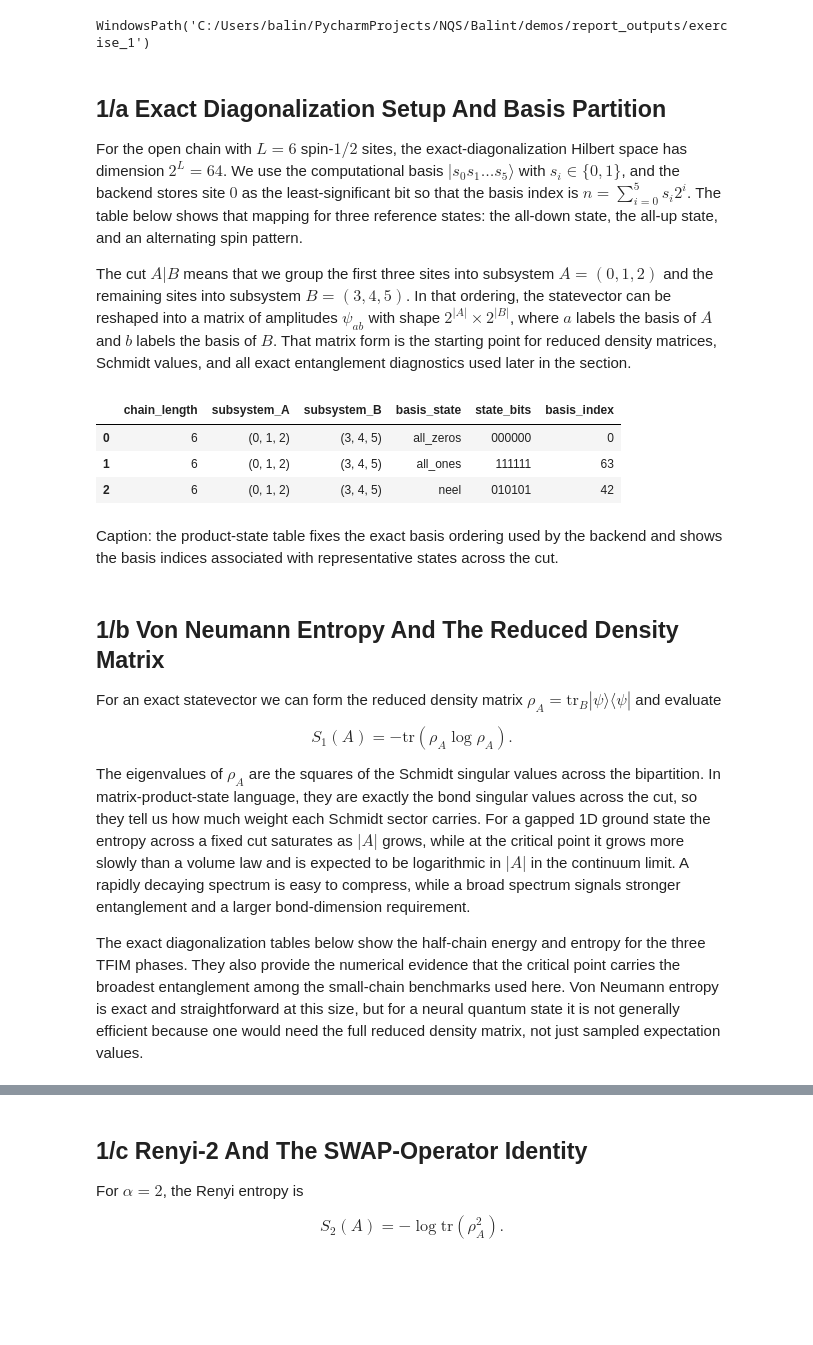
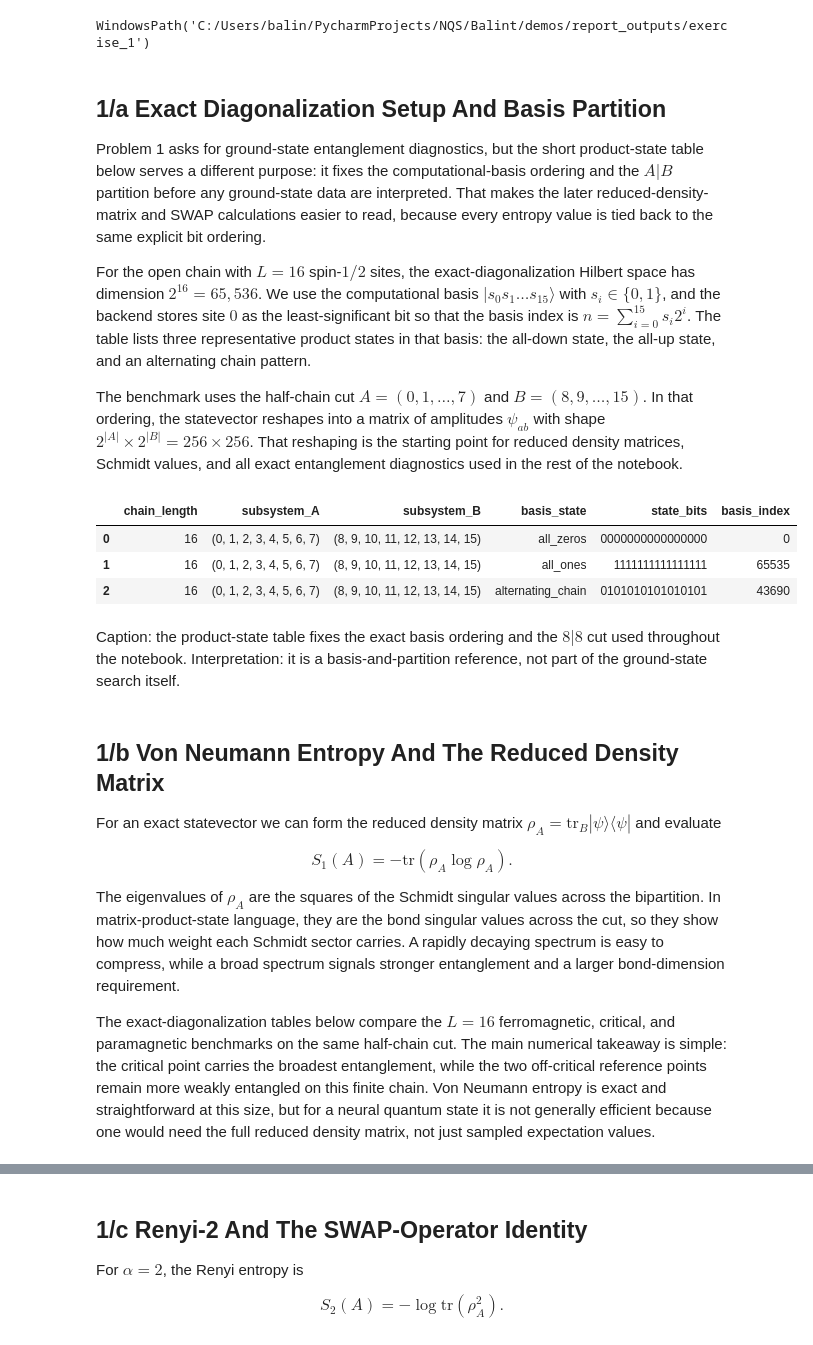
Before and after one commit to SBT2004/NQS, a Jupyter notebook: Balint/demos/exercise_1.ipynb, the cells around one changed output, grey strips where cells are left out. Drawn from its saved outputs; the diff is of its cells as text; code cells hidden in the pictures; blank space fills up the shorter version.

```diff
--- a/Balint/demos/exercise_1.ipynb
+++ b/Balint/demos/exercise_1.ipynb
@@ -22,8 +22,10 @@ from exercise_report_helper import (
 )
 from nqs.workflows import build_system, exact_observables_summary, half_subsystem
 # %%
-chain_length = 6
+chain_length = 16
 subsystem_sites = half_subsystem(chain_length)
+subsystem_B_sites = tuple(site for site in range(chain_length) if site not in subsystem_sites)
+alternating_chain_state = np.resize(np.array([0, 1], dtype=np.uint8), chain_length)
 exercise_output_dir = ensure_report_output_dir('exercise_1')
 
 phase_specs = {
@@ -41,47 +43,49 @@ WindowsPath('C:/Users/balin/PycharmProjects/NQS/Balint/demos/report_outputs/exer
 # %% [markdown]
 ## 1/a Exact Diagonalization Setup And Basis Partition
 
-For the open chain with $L = 6$ spin-$1/2$ sites, the exact-diagonalization Hilbert space has dimension $2^L = 64$. We use the computational basis $|s_0 s_1 \ldots s_5\rangle$ with $s_i \in \{0,1\}$, and the backend stores site $0$ as the least-significant bit so that the basis index is $n = \sum_{i=0}^{5} s_i 2^i$. The table below shows that mapping for three reference states: the all-down state, the all-up state, and an alternating spin pattern.
+Problem 1 asks for ground-state entanglement diagnostics, but the short product-state table below serves a different purpose: it fixes the computational-basis ordering and the $A|B$ partition before any ground-state data are interpreted. That makes the later reduced-density-matrix and SWAP calculations easier to read, because every entropy value is tied back to the same explicit bit ordering.
 
-The cut $A|B$ means that we group the first three sites into subsystem $A = (0,1,2)$ and the remaining sites into subsystem $B = (3,4,5)$. In that ordering, the statevector can be reshaped into a matrix of amplitudes $\psi_{ab}$ with shape $2^{|A|} \times 2^{|B|}$, where $a$ labels the basis of $A$ and $b$ labels the basis of $B$. That matrix form is the starting point for reduced density matrices, Schmidt values, and all exact entanglement diagnostics used later in the section.
+For the open chain with $L = 16$ spin-$1/2$ sites, the exact-diagonalization Hilbert space has dimension $2^{16} = 65{,}536$. We use the computational basis $|s_0 s_1 \ldots s_{15}\rangle$ with $s_i \in \{0,1\}$, and the backend stores site $0$ as the least-significant bit so that the basis index is $n = \sum_{i=0}^{15} s_i 2^i$. The table lists three representative product states in that basis: the all-down state, the all-up state, and an alternating chain pattern.
+
+The benchmark uses the half-chain cut $A = (0,1,\ldots,7)$ and $B = (8,9,\ldots,15)$. In that ordering, the statevector reshapes into a matrix of amplitudes $\psi_{ab}$ with shape $2^{|A|} \times 2^{|B|} = 256 \times 256$. That reshaping is the starting point for reduced density matrices, Schmidt values, and all exact entanglement diagnostics used in the rest of the notebook.
 # %%
 exercise_1_systems = {
     label: build_system(
         lattice_shape=(chain_length, 1),
         pbc=False,
         hamiltonian='tfim',
         J=1.0,
         h=g_value,
     )
     for label, g_value in g_values.items()
 }
 
 reference_hilbert = next(iter(exercise_1_systems.values()))['hilbert']
 product_states = {
     'all_zeros': np.zeros(chain_length, dtype=np.uint8),
     'all_ones': np.ones(chain_length, dtype=np.uint8),
-    'neel': np.array([0, 1, 0, 1, 0, 1], dtype=np.uint8),
+    'alternating_chain': alternating_chain_state.copy(),
 }
 
 partition_table = pd.DataFrame([
     {
         'chain_length': chain_length,
         'subsystem_A': subsystem_sites,
-        'subsystem_B': tuple(site for site in range(chain_length) if site not in subsystem_sites),
+        'subsystem_B': subsystem_B_sites,
         'basis_state': name,
         'state_bits': ''.join(str(int(bit)) for bit in state),
         'basis_index': reference_hilbert.state_to_index(state),
     }
     for name, state in product_states.items()
 ])
 partition_table
 # %% [output]
 |  | chain_length | subsystem_A | subsystem_B | basis_state | state_bits | basis_index |
-| 0 | 6 | (0, 1, 2) | (3, 4, 5) | all_zeros | 000000 | 0 |
-| 1 | 6 | (0, 1, 2) | (3, 4, 5) | all_ones | 111111 | 63 |
-| 2 | 6 | (0, 1, 2) | (3, 4, 5) | neel | 010101 | 42 |
+| 0 | 16 | (0, 1, 2, 3, 4, 5, 6, 7) | (8, 9, 10, 11, 12, 13, 14, 15) | all_zeros | 0000000000000000 | 0 |
+| 1 | 16 | (0, 1, 2, 3, 4, 5, 6, 7) | (8, 9, 10, 11, 12, 13, 14, 15) | all_ones | 1111111111111111 | 65535 |
+| 2 | 16 | (0, 1, 2, 3, 4, 5, 6, 7) | (8, 9, 10, 11, 12, 13, 14, 15) | alternating_chain | 0101010101010101 | 43690 |
 # %% [markdown]
-Caption: the product-state table fixes the exact basis ordering used by the backend and shows the basis indices associated with representative states across the cut.
+Caption: the product-state table fixes the exact basis ordering and the $8|8$ cut used throughout the notebook. Interpretation: it is a basis-and-partition reference, not part of the ground-state search itself.
 # %% [markdown]
 ## 1/b Von Neumann Entropy And The Reduced Density Matrix
 
@@ -89,9 +93,9 @@ For an exact statevector we can form the reduced density matrix $\rho_A = \mathr
 
 $$S_1(A) = -\mathrm{tr}(\rho_A \log \rho_A).$$
 
-The eigenvalues of $\rho_A$ are the squares of the Schmidt singular values across the bipartition. In matrix-product-state language, they are exactly the bond singular values across the cut, so they tell us how much weight each Schmidt sector carries. For a gapped 1D ground state the entropy across a fixed cut saturates as $|A|$ grows, while at the critical point it grows more slowly than a volume law and is expected to be logarithmic in $|A|$ in the continuum limit. A rapidly decaying spectrum is easy to compress, while a broad spectrum signals stronger entanglement and a larger bond-dimension requirement.
+The eigenvalues of $\rho_A$ are the squares of the Schmidt singular values across the bipartition. In matrix-product-state language, they are the bond singular values across the cut, so they show how much weight each Schmidt sector carries. A rapidly decaying spectrum is easy to compress, while a broad spectrum signals stronger entanglement and a larger bond-dimension requirement.
 
-The exact diagonalization tables below show the half-chain energy and entropy for the three TFIM phases. They also provide the numerical evidence that the critical point carries the broadest entanglement among the small-chain benchmarks used here. Von Neumann entropy is exact and straightforward at this size, but for a neural quantum state it is not generally efficient because one would need the full reduced density matrix, not just sampled expectation values.
+The exact-diagonalization tables below compare the $L = 16$ ferromagnetic, critical, and paramagnetic benchmarks on the same half-chain cut. The main numerical takeaway is simple: the critical point carries the broadest entanglement, while the two off-critical reference points remain more weakly entangled on this finite chain. Von Neumann entropy is exact and straightforward at this size, but for a neural quantum state it is not generally efficient because one would need the full reduced density matrix, not just sampled expectation values.
 # %%
 exercise_1_exact = {label: exact_observables_summary(system['operator'], subsystem=subsystem_sites) for label, system in exercise_1_systems.items()}
 
```
Also changed, not shown: parts of 9 cells of this notebook.
